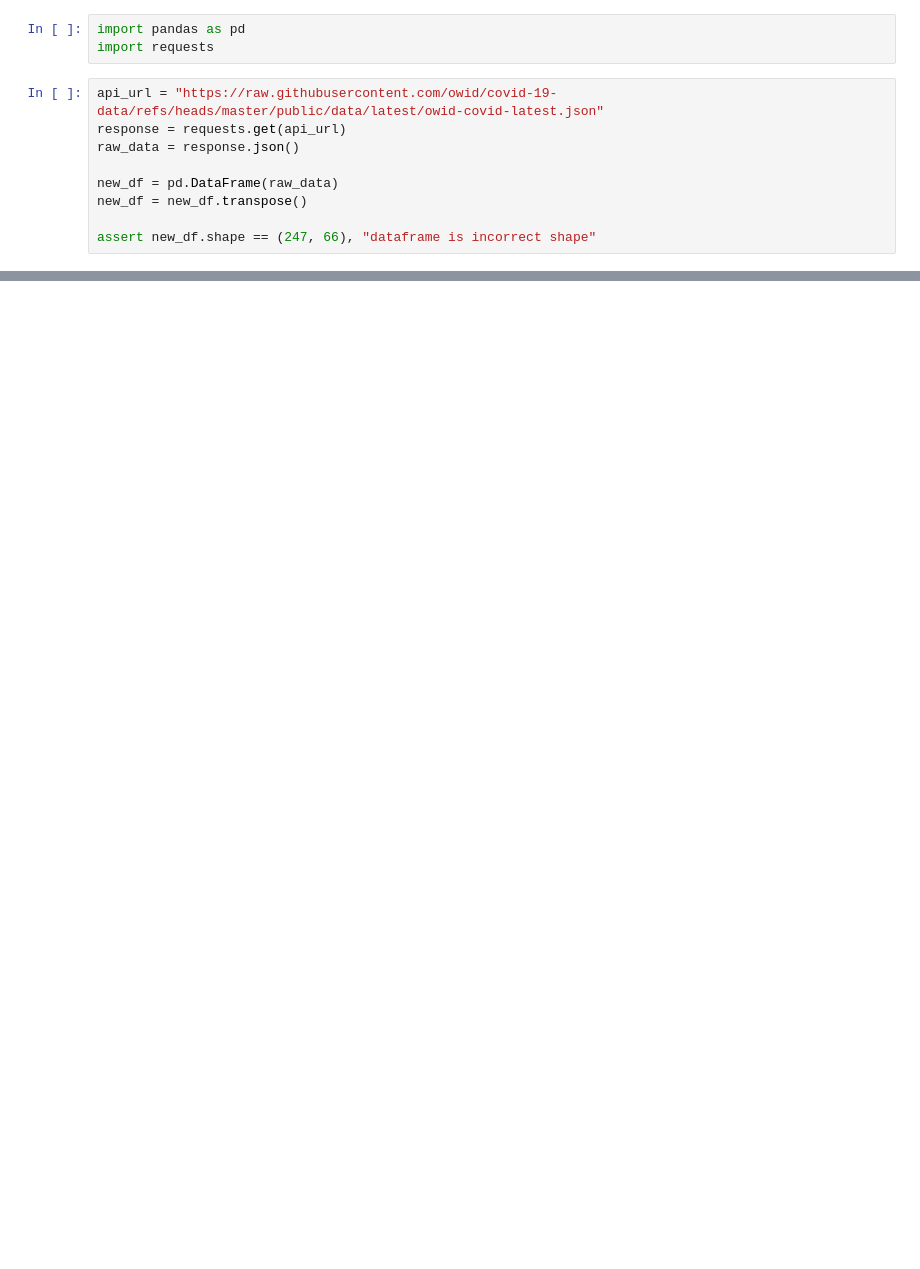
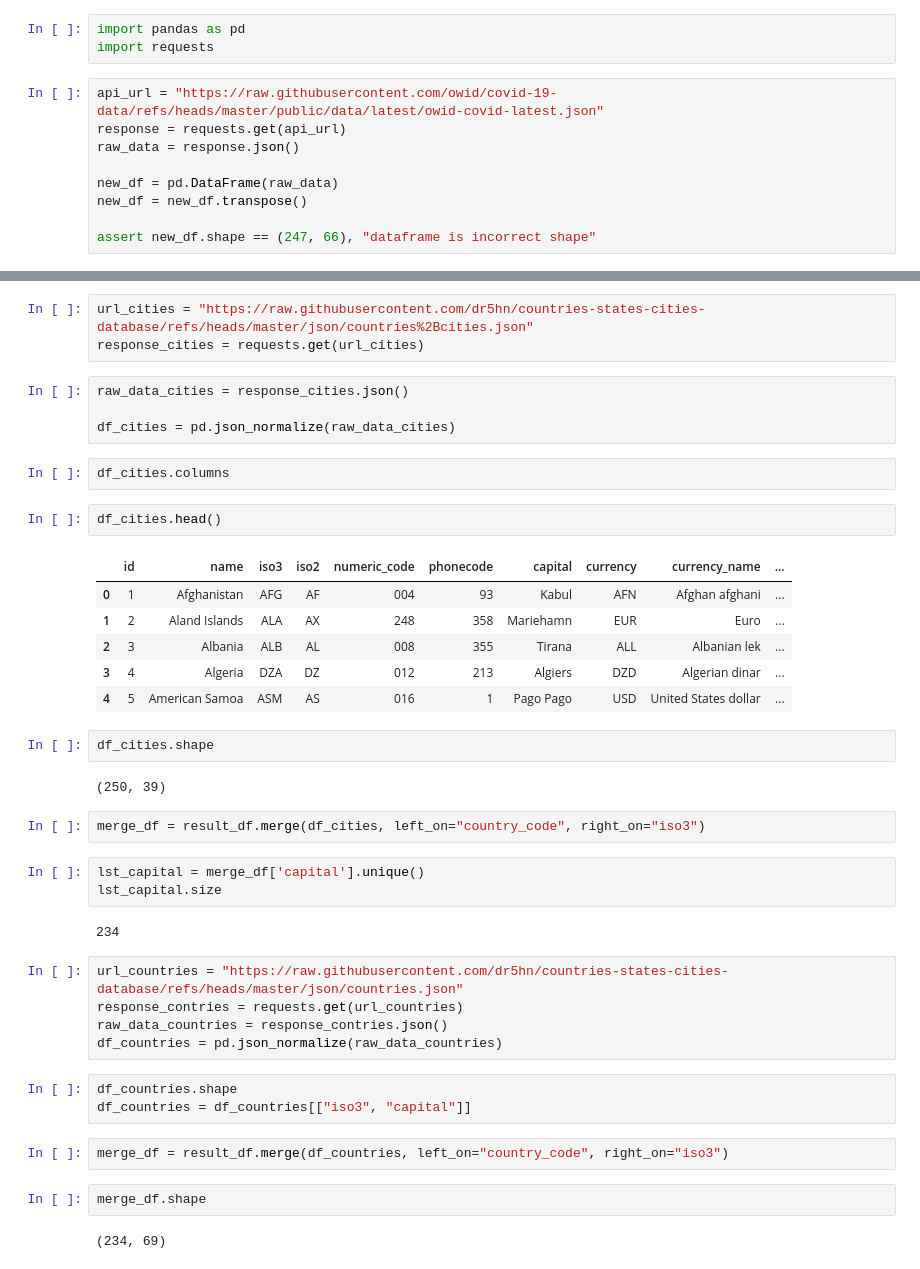
Before and after one commit to mrmyothet/mmdt-datacamp-de, a Jupyter notebook: week_7/read_json.ipynb, the cells around one changed output, grey strips where cells are left out. Saved outputs shown, nothing was run; the diff lists cells and outputs as text; blank space fills up the shorter version.

Commit message:
week_7 - exercise - merge with countries

```diff
--- a/week_7/read_json.ipynb
+++ b/week_7/read_json.ipynb
@@ -47,0 +43,43 @@ result_df
+# %%
+url_cities = "https://raw.githubusercontent.com/dr5hn/countries-states-cities-database/refs/heads/master/json/countries%2Bcities.json"
+response_cities = requests.get(url_cities)
+# %%
+raw_data_cities = response_cities.json()
+
+df_cities = pd.json_normalize(raw_data_cities)
+# %%
+df_cities.columns
+# %%
+df_cities.head()
+# %% [output]
+|  | id | name | iso3 | iso2 | numeric_code | phonecode | capital | currency | currency_name | ... |
+| 0 | 1 | Afghanistan | AFG | AF | 004 | 93 | Kabul | AFN | Afghan afghani | ... |
+| 1 | 2 | Aland Islands | ALA | AX | 248 | 358 | Mariehamn | EUR | Euro | ... |
+| 2 | 3 | Albania | ALB | AL | 008 | 355 | Tirana | ALL | Albanian lek | ... |
+| 3 | 4 | Algeria | DZA | DZ | 012 | 213 | Algiers | DZD | Algerian dinar | ... |
+| 4 | 5 | American Samoa | ASM | AS | 016 | 1 | Pago Pago | USD | United States dollar | ... |
+# %%
+df_cities.shape
+# %% [output]
+(250, 39)
+# %%
+merge_df = result_df.merge(df_cities, left_on="country_code", right_on="iso3")
+# %%
+lst_capital = merge_df['capital'].unique()
+lst_capital.size
+# %% [output]
+234
+# %%
+url_countries = "https://raw.githubusercontent.com/dr5hn/countries-states-cities-database/refs/heads/master/json/countries.json"
+response_contries = requests.get(url_countries)
+raw_data_countries = response_contries.json()
+df_countries = pd.json_normalize(raw_data_countries)
+# %%
+df_countries.shape
+df_countries = df_countries[["iso3", "capital"]]
+# %%
+merge_df = result_df.merge(df_countries, left_on="country_code", right_on="iso3")
+# %%
+merge_df.shape
+# %% [output]
+(234, 69)
```
Also changed, not shown: parts of 5 cells of this notebook, 1 other file.
